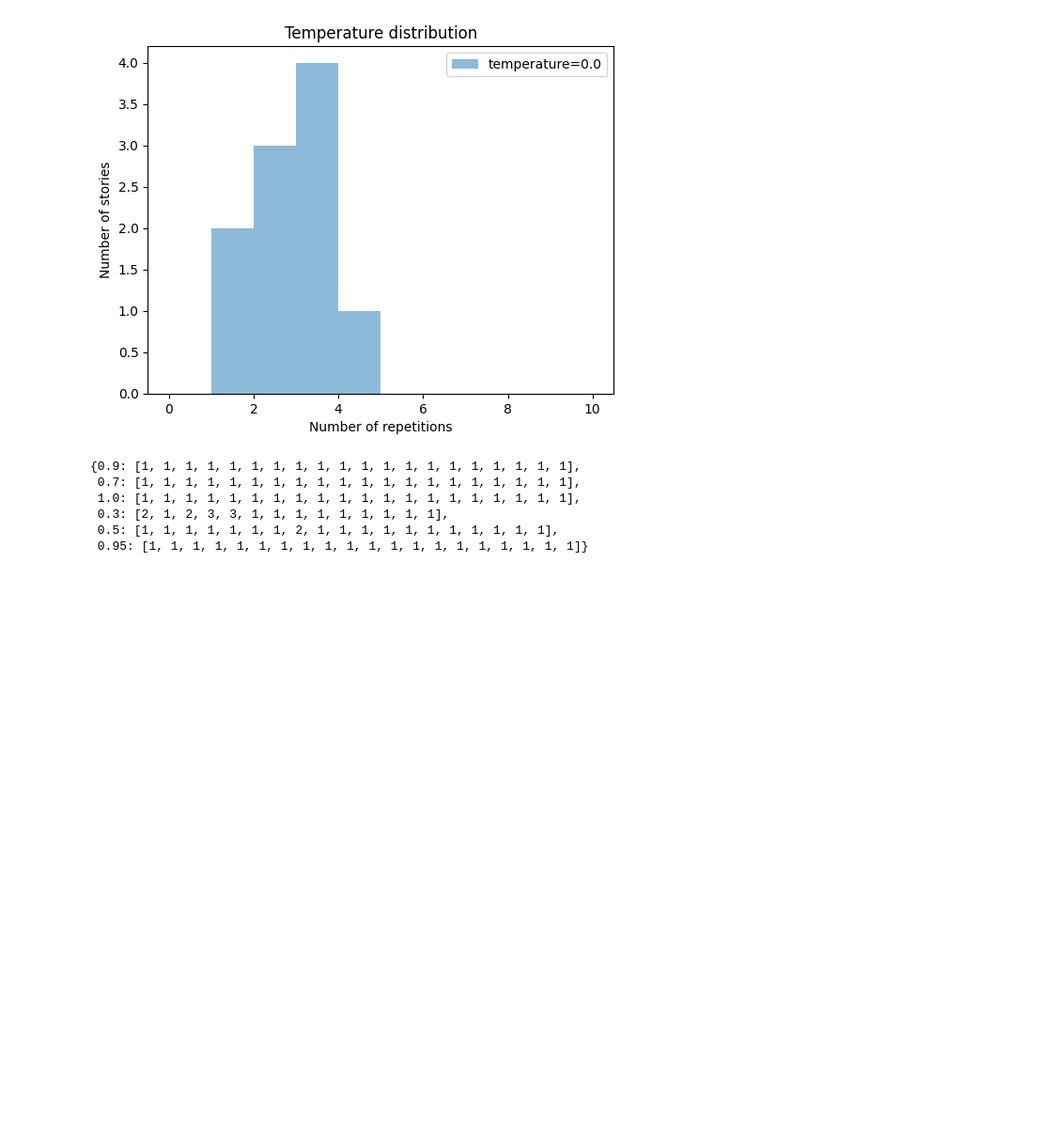
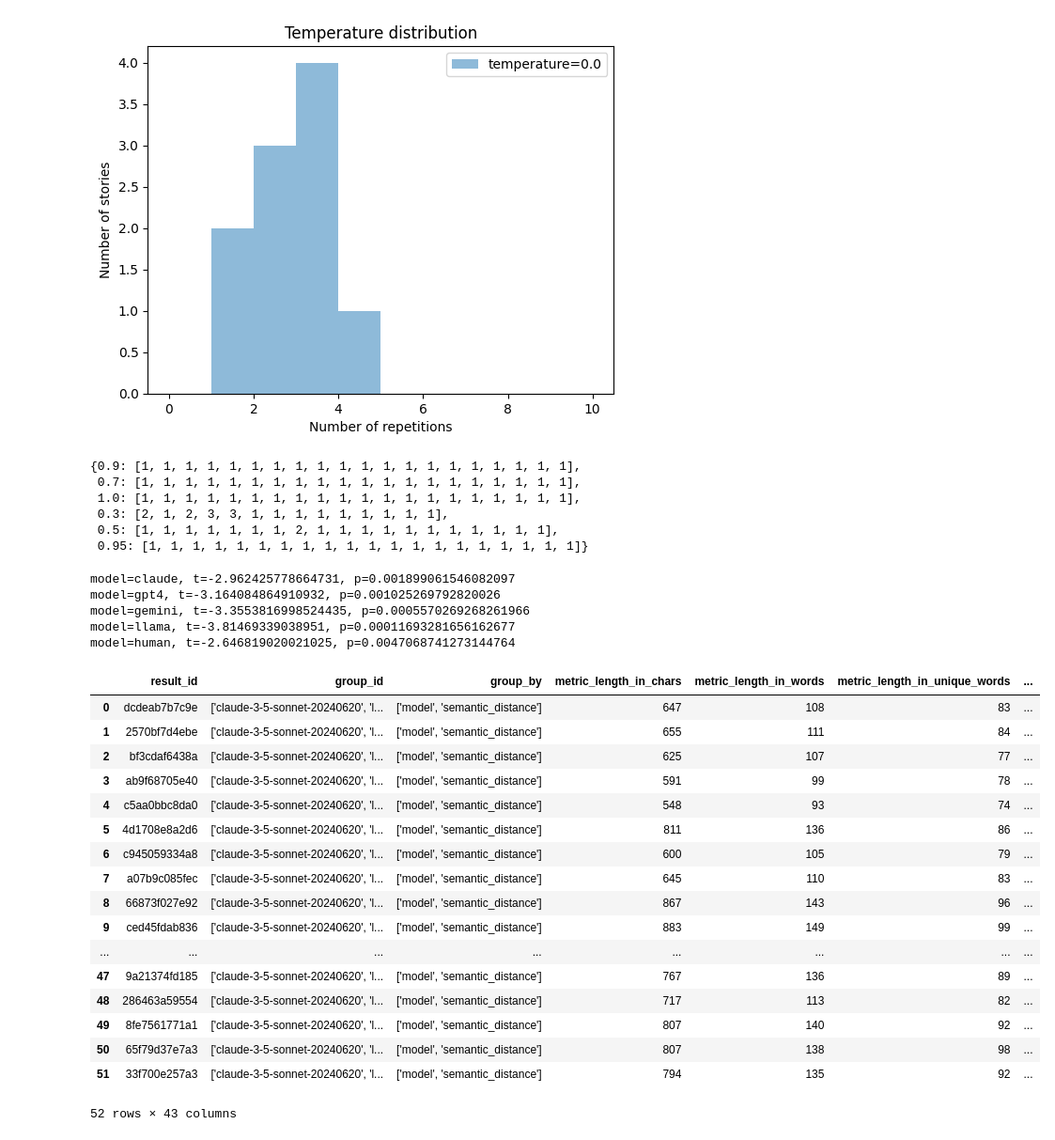
Before and after one commit to mismayil/creative-story-gen, a Jupyter notebook: src/analysis.ipynb, the cells around one changed output. Shown at 94% size. Saved outputs shown, nothing was run; the diff lists cells and outputs as text; code cells hidden in the pictures; blank space fills up the shorter version.

```diff
--- a/src/analysis.ipynb
+++ b/src/analysis.ipynb
@@ -68,3 +68,50 @@ top_p_distribution
  0.3: [2, 1, 2, 3, 3, 1, 1, 1, 1, 1, 1, 1, 1, 1],
  0.5: [1, 1, 1, 1, 1, 1, 1, 2, 1, 1, 1, 1, 1, 1, 1, 1, 1, 1, 1],
  0.95: [1, 1, 1, 1, 1, 1, 1, 1, 1, 1, 1, 1, 1, 1, 1, 1, 1, 1, 1, 1]}
+# %%
+import pandas as pd
+from scipy.stats import ttest_ind
+
+claude_results = pd.read_csv("../experiments/reports/pilot/run1_report4/claude-3-5-sonnet-20240620/pilot_claude-3-5-sonnet-20240620_run1_report4_metrics.csv")
+gpt4_results = pd.read_csv("../experiments/reports/pilot/run1_report4/gpt-4/pilot_gpt-4_run1_report4_metrics.csv")
+gemini_results = pd.read_csv("../experiments/reports/pilot/run1_report4/gemini-1.5-flash/pilot_gemini-1.5-flash_run1_report4_metrics.csv")
+llama_results = pd.read_csv("../experiments/reports/pilot/run1_report4/llama-3.1-405b-instruct/pilot_llama-3.1-405b-instruct_run1_report4_metrics.csv")
+human_results = pd.read_csv("../experiments/reports/pilot/run1_report4/human/pilot_human_run1_report4_metrics.csv")
+
+stat, p = ttest_ind(claude_results[claude_results["group_id"].str.contains("high")]["metric_novelty"], claude_results[claude_results["group_id"].str.contains("low")]["metric_novelty"], alternative="less")
+print(f"model=claude, t={stat}, p={p}")
+stat, p = ttest_ind(gpt4_results[gpt4_results["group_id"].str.contains("high")]["metric_novelty"], gpt4_results[gpt4_results["group_id"].str.contains("low")]["metric_novelty"], alternative="less")
+print(f"model=gpt4, t={stat}, p={p}")
+stat, p = ttest_ind(gemini_results[gemini_results["group_id"].str.contains("high")]["metric_novelty"], gemini_results[gemini_results["group_id"].str.contains("low")]["metric_novelty"], alternative="less")
+print(f"model=gemini, t={stat}, p={p}")
+stat, p = ttest_ind(llama_results[llama_results["group_id"].str.contains("high")]["metric_novelty"], llama_results[llama_results["group_id"].str.contains("low")]["metric_novelty"], alternative="less")
+print(f"model=llama, t={stat}, p={p}")
+stat, p = ttest_ind(human_results[human_results["group_id"].str.contains("high")]["metric_novelty"], human_results[human_results["group_id"].str.contains("low")]["metric_novelty"], alternative="less")
+print(f"model=human, t={stat}, p={p}")
+# %% [output]
+model=claude, t=-2.962425778664731, p=0.001899061546082097
+model=gpt4, t=-3.164084864910932, p=0.001025269792820026
+model=gemini, t=-3.3553816998524435, p=0.0005570269268261966
+model=llama, t=-3.81469339038951, p=0.00011693281656162677
+model=human, t=-2.646819020021025, p=0.0047068741273144764
+# %%
+claude_results[claude_results["group_id"].str.contains("low")]
+# %% [output]
+|  | result_id | group_id | group_by | metric_length_in_chars | metric_length_in_words | metric_length_in_unique_words | ... |
+| 0 | dcdeab7b7c9e | ['claude-3-5-sonnet-20240620', 'l... | ['model', 'semantic_distance'] | 647 | 108 | 83 | ... |
+| 1 | 2570bf7d4ebe | ['claude-3-5-sonnet-20240620', 'l... | ['model', 'semantic_distance'] | 655 | 111 | 84 | ... |
+| 2 | bf3cdaf6438a | ['claude-3-5-sonnet-20240620', 'l... | ['model', 'semantic_distance'] | 625 | 107 | 77 | ... |
+| 3 | ab9f68705e40 | ['claude-3-5-sonnet-20240620', 'l... | ['model', 'semantic_distance'] | 591 | 99 | 78 | ... |
+| 4 | c5aa0bbc8da0 | ['claude-3-5-sonnet-20240620', 'l... | ['model', 'semantic_distance'] | 548 | 93 | 74 | ... |
+| 5 | 4d1708e8a2d6 | ['claude-3-5-sonnet-20240620', 'l... | ['model', 'semantic_distance'] | 811 | 136 | 86 | ... |
+| 6 | c945059334a8 | ['claude-3-5-sonnet-20240620', 'l... | ['model', 'semantic_distance'] | 600 | 105 | 79 | ... |
+| 7 | a07b9c085fec | ['claude-3-5-sonnet-20240620', 'l... | ['model', 'semantic_distance'] | 645 | 110 | 83 | ... |
+| 8 | 66873f027e92 | ['claude-3-5-sonnet-20240620', 'l... | ['model', 'semantic_distance'] | 867 | 143 | 96 | ... |
+| 9 | ced45fdab836 | ['claude-3-5-sonnet-20240620', 'l... | ['model', 'semantic_distance'] | 883 | 149 | 99 | ... |
+| ... | ... | ... | ... | ... | ... | ... | ... |
+| 47 | 9a21374fd185 | ['claude-3-5-sonnet-20240620', 'l... | ['model', 'semantic_distance'] | 767 | 136 | 89 | ... |
+| 48 | 286463a59554 | ['claude-3-5-sonnet-20240620', 'l... | ['model', 'semantic_distance'] | 717 | 113 | 82 | ... |
+| 49 | 8fe7561771a1 | ['claude-3-5-sonnet-20240620', 'l... | ['model', 'semantic_distance'] | 807 | 140 | 92 | ... |
+| 50 | 65f79d37e7a3 | ['claude-3-5-sonnet-20240620', 'l... | ['model', 'semantic_distance'] | 807 | 138 | 98 | ... |
+| 51 | 33f700e257a3 | ['claude-3-5-sonnet-20240620', 'l... | ['model', 'semantic_distance'] | 794 | 135 | 92 | ... |
+52 rows × 43 columns
```
Also changed, not shown: 43 other files.
